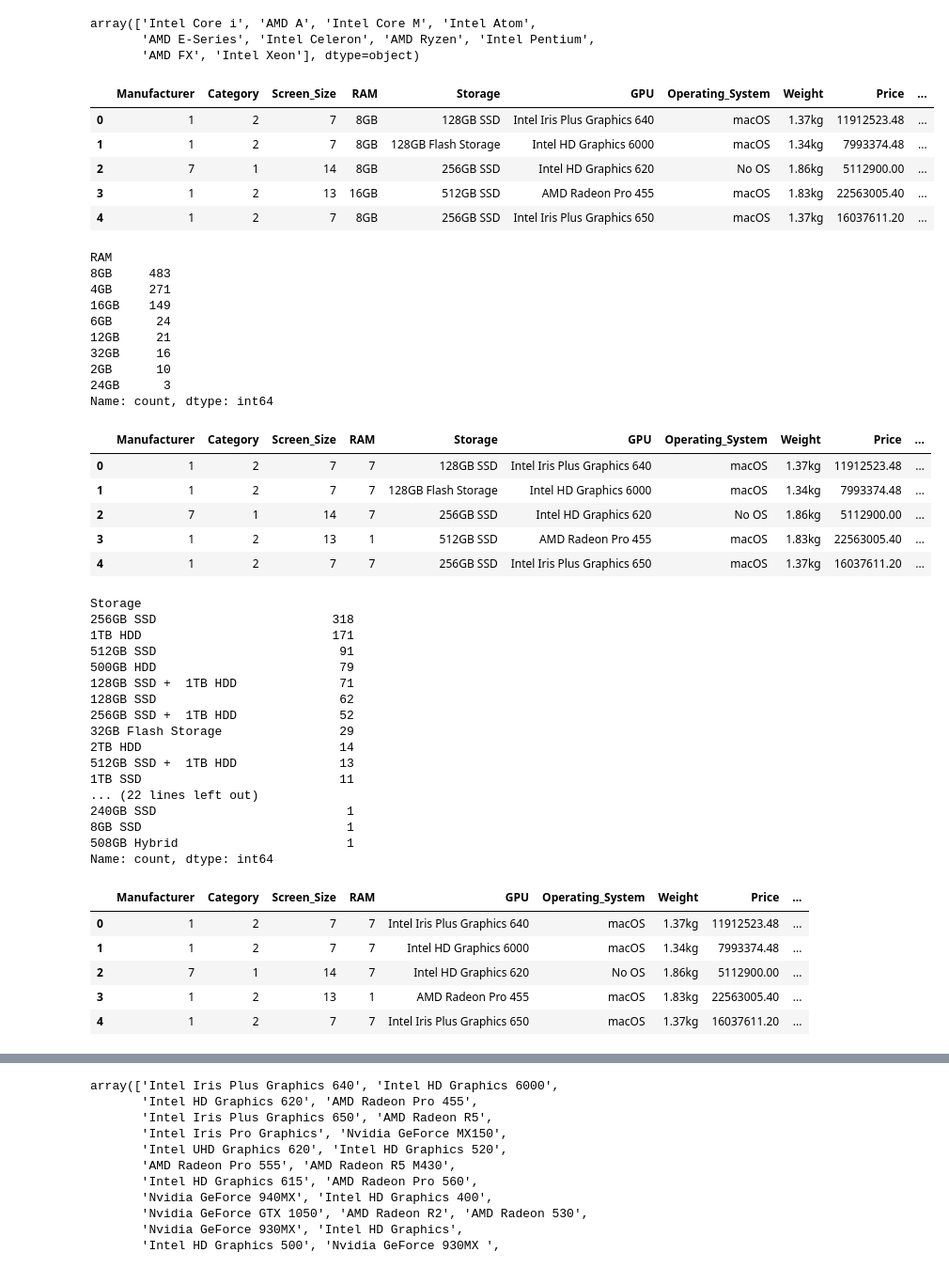
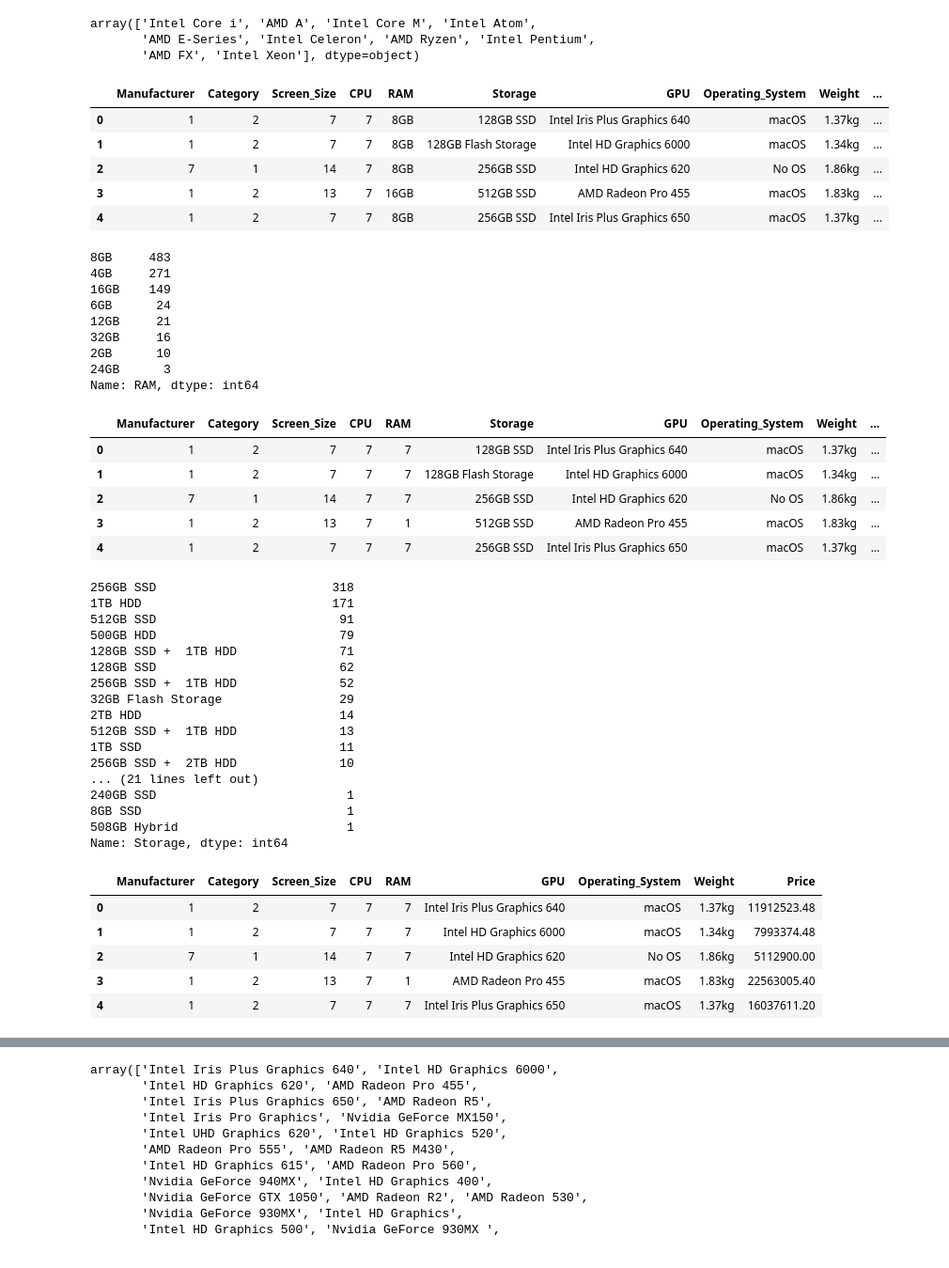
Before and after one commit to dapafer/kaggle-competition, a Jupyter notebook: src/EDA_1.ipynb, the cells around one changed output, grey strips where cells are left out. Shown at 94% size. Drawn from its saved outputs; the diff is of its cells as text; code cells hidden in the pictures.

Commit message:
train_pred_1

```diff
--- a/src/EDA.ipynb
+++ b/src/EDA_1.ipynb
@@ -400,22 +392,23 @@ array(['Intel Core i', 'AMD A', 'Intel Core M', 'Intel Atom',
        'AMD E-Series', 'Intel Celeron', 'AMD Ryzen', 'Intel Pentium',
        'AMD FX', 'Intel Xeon'], dtype=object)
 # %%
-# transformar de categorico a numerico la columna "CPU"
-train = pd.get_dummies(train, columns=['CPU'], drop_first=True)
+# aplicar "LabelEncoder" para transformar de categorico a numerico la columna "CPU"
+le = LabelEncoder()
+
+train['CPU'] = le.fit_transform(train['CPU'])
 
 train.head()
 # %% [output]
-|  | Manufacturer | Category | Screen_Size | RAM | Storage | GPU | Operating_System | Weight | Price | ... |
-| 0 | 1 | 2 | 7 | 8GB | 128GB SSD | Intel Iris Plus Graphics 640 | macOS | 1.37kg | 11912523.48 | ... |
-| 1 | 1 | 2 | 7 | 8GB | 128GB Flash Storage | Intel HD Graphics 6000 | macOS | 1.34kg | 7993374.48 | ... |
-| 2 | 7 | 1 | 14 | 8GB | 256GB SSD | Intel HD Graphics 620 | No OS | 1.86kg | 5112900.00 | ... |
-| 3 | 1 | 2 | 13 | 16GB | 512GB SSD | AMD Radeon Pro 455 | macOS | 1.83kg | 22563005.40 | ... |
-| 4 | 1 | 2 | 7 | 8GB | 256GB SSD | Intel Iris Plus Graphics 650 | macOS | 1.37kg | 16037611.20 | ... |
+|  | Manufacturer | Category | Screen_Size | CPU | RAM | Storage | GPU | Operating_System | Weight | ... |
+| 0 | 1 | 2 | 7 | 7 | 8GB | 128GB SSD | Intel Iris Plus Graphics 640 | macOS | 1.37kg | ... |
+| 1 | 1 | 2 | 7 | 7 | 8GB | 128GB Flash Storage | Intel HD Graphics 6000 | macOS | 1.34kg | ... |
+| 2 | 7 | 1 | 14 | 7 | 8GB | 256GB SSD | Intel HD Graphics 620 | No OS | 1.86kg | ... |
+| 3 | 1 | 2 | 13 | 7 | 16GB | 512GB SSD | AMD Radeon Pro 455 | macOS | 1.83kg | ... |
+| 4 | 1 | 2 | 7 | 7 | 8GB | 256GB SSD | Intel Iris Plus Graphics 650 | macOS | 1.37kg | ... |
 # %%
 # observar columna "RAM"
 train.RAM.value_counts()
 # %% [output]
-RAM
 8GB     483
 4GB     271
 16GB    149
@@ -424,7 +417,7 @@ RAM
 32GB     16
 2GB      10
 24GB      3
-Name: count, dtype: int64
+Name: RAM, dtype: int64
 # %%
 # aplicar "LabelEncoder" para transformar de categorico a numerico la columna "RAM"
 le = LabelEncoder()
@@ -433,17 +426,16 @@ train['RAM'] = le.fit_transform(train['RAM'])
 
 train.head()
 # %% [output]
-|  | Manufacturer | Category | Screen_Size | RAM | Storage | GPU | Operating_System | Weight | Price | ... |
-| 0 | 1 | 2 | 7 | 7 | 128GB SSD | Intel Iris Plus Graphics 640 | macOS | 1.37kg | 11912523.48 | ... |
-| 1 | 1 | 2 | 7 | 7 | 128GB Flash Storage | Intel HD Graphics 6000 | macOS | 1.34kg | 7993374.48 | ... |
-| 2 | 7 | 1 | 14 | 7 | 256GB SSD | Intel HD Graphics 620 | No OS | 1.86kg | 5112900.00 | ... |
-| 3 | 1 | 2 | 13 | 1 | 512GB SSD | AMD Radeon Pro 455 | macOS | 1.83kg | 22563005.40 | ... |
-| 4 | 1 | 2 | 7 | 7 | 256GB SSD | Intel Iris Plus Graphics 650 | macOS | 1.37kg | 16037611.20 | ... |
+|  | Manufacturer | Category | Screen_Size | CPU | RAM | Storage | GPU | Operating_System | Weight | ... |
+| 0 | 1 | 2 | 7 | 7 | 7 | 128GB SSD | Intel Iris Plus Graphics 640 | macOS | 1.37kg | ... |
+| 1 | 1 | 2 | 7 | 7 | 7 | 128GB Flash Storage | Intel HD Graphics 6000 | macOS | 1.34kg | ... |
+| 2 | 7 | 1 | 14 | 7 | 7 | 256GB SSD | Intel HD Graphics 620 | No OS | 1.86kg | ... |
+| 3 | 1 | 2 | 13 | 7 | 1 | 512GB SSD | AMD Radeon Pro 455 | macOS | 1.83kg | ... |
+| 4 | 1 | 2 | 7 | 7 | 7 | 256GB SSD | Intel Iris Plus Graphics 650 | macOS | 1.37kg | ... |
 # %%
 # observar columna "Storage"
 train.Storage.value_counts()
 # %% [output]
-Storage
 256GB SSD                        318
 1TB HDD                          171
 512GB SSD                         91
@@ -455,23 +447,24 @@ Storage
 2TB HDD                           14
 512GB SSD +  1TB HDD              13
 1TB SSD                           11
-... (22 lines left out)
+256GB SSD +  2TB HDD              10
+... (21 lines left out)
 240GB SSD                          1
 8GB SSD                            1
 508GB Hybrid                       1
-Name: count, dtype: int64
+Name: Storage, dtype: int64
 # %%
 # "Storage" no aporta valor, la eliminamos
 train = train.drop('Storage', axis=1)
 
 train.head()
 # %% [output]
-|  | Manufacturer | Category | Screen_Size | RAM | GPU | Operating_System | Weight | Price | ... |
-| 0 | 1 | 2 | 7 | 7 | Intel Iris Plus Graphics 640 | macOS | 1.37kg | 11912523.48 | ... |
-| 1 | 1 | 2 | 7 | 7 | Intel HD Graphics 6000 | macOS | 1.34kg | 7993374.48 | ... |
-| 2 | 7 | 1 | 14 | 7 | Intel HD Graphics 620 | No OS | 1.86kg | 5112900.00 | ... |
-| 3 | 1 | 2 | 13 | 1 | AMD Radeon Pro 455 | macOS | 1.83kg | 22563005.40 | ... |
-| 4 | 1 | 2 | 7 | 7 | Intel Iris Plus Graphics 650 | macOS | 1.37kg | 16037611.20 | ... |
+|  | Manufacturer | Category | Screen_Size | CPU | RAM | GPU | Operating_System | Weight | Price |
+| 0 | 1 | 2 | 7 | 7 | 7 | Intel Iris Plus Graphics 640 | macOS | 1.37kg | 11912523.48 |
+| 1 | 1 | 2 | 7 | 7 | 7 | Intel HD Graphics 6000 | macOS | 1.34kg | 7993374.48 |
+| 2 | 7 | 1 | 14 | 7 | 7 | Intel HD Graphics 620 | No OS | 1.86kg | 5112900.00 |
+| 3 | 1 | 2 | 13 | 7 | 1 | AMD Radeon Pro 455 | macOS | 1.83kg | 22563005.40 |
+| 4 | 1 | 2 | 7 | 7 | 7 | Intel Iris Plus Graphics 650 | macOS | 1.37kg | 16037611.20 |
 # %%
 # observar columna "GPU"
 train.GPU.value_counts()
```
Also changed, not shown: parts of 34 cells of this notebook, 6 other files.
